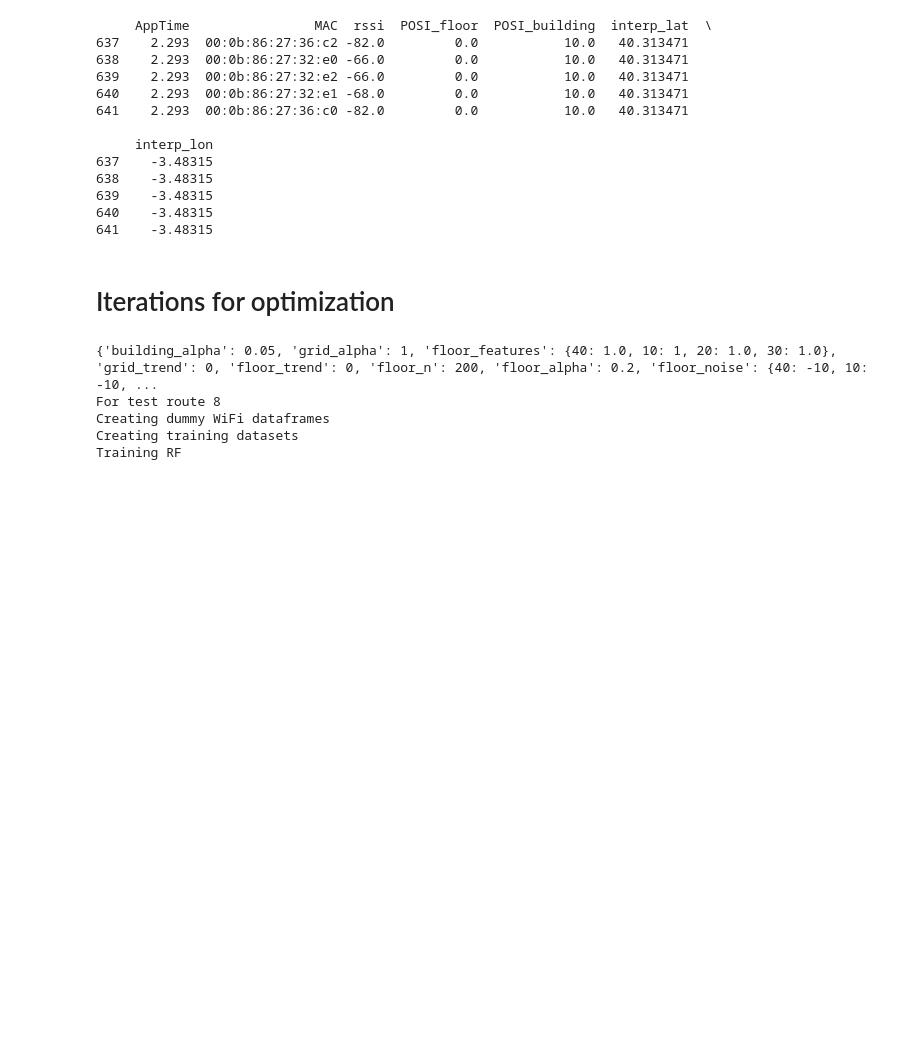
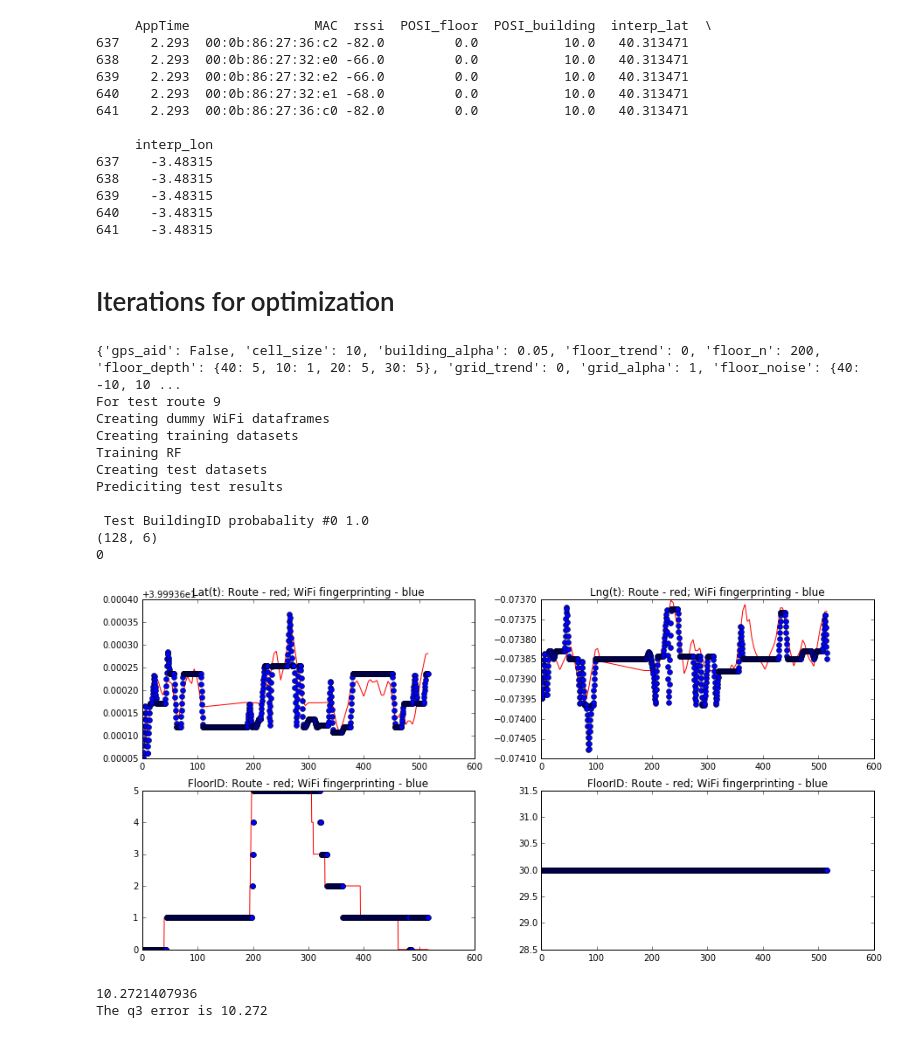
Before and after one commit to yairbeer/lis2016, a Jupyter notebook: heir-optimization.ipynb, the cells around one changed output. Drawn from its saved outputs; the diff is of its cells as text; code cells hidden in the pictures; blank space fills up the shorter version.

```diff
--- a/heir-optimization.ipynb
+++ b/heir-optimization.ipynb
@@ -467,3 +497,13 @@ def int_wifi_to_sub(time_samples, pred):
+# %%
+# plot debug info
+DEBUG = True
+# false if using real test data
+EVAL = True
+
+# split to different tracks in order to not overfit while testing
+ROUTES = [[0, 0, 1, 1], [2, 2, 3, 3, 4, 4], [5, 6], [7, 7, 8, 8, 9]]
+TEST_ROUTES = [9]
+INTERVAL = 0.5
 # %%
 from sklearn.ensemble import RandomForestClassifier
 from sklearn.grid_search import ParameterGrid
@@ -495,6 +535,7 @@ for params in ParameterGrid(param_grid):
 
         # Restarting variables
         wifi_dummy_building = []
+        wifi_dummy_floor = []
         wifi_dummy_total = []
 
         train_build = []
@@ -536,6 +577,8 @@ for params in ParameterGrid(param_grid):
 
         test_predictions = []
 
+        test_deg_m_scale = []
+
         test_sub_timestamps = []
         test_sub_results = []
         test_sub_predicitions = []
@@ -552,6 +595,13 @@ for params in ParameterGrid(param_grid):
             wifi_dummy_building.append([])
             for j in range(len(wifi[i])):
                 wifi_dummy_building[i].append(dummify_wifi_building(wifi[i][j], building_macs))
+
+        # Create floor wifi dummy variable
+        for i in range(len(wifi)):
+            wifi_dummy_floor.append([])
+            for j in range(len(wifi[i])):
+                wifi_dummy_floor[i].append(dummify_wifi_floor(wifi[i][j], floor_macs))
+
 
         # Create wifi dummy variable
         for i in range(len(wifi)):
@@ -736,6 +786,7 @@ for params in ParameterGrid(param_grid):
                                                          params['grid_alpha'], params['grid_trend'])
 
         """GPS prediction"""
+        print
         if params['gps_aid']:
             for i in range(len(track)):
                 gps.append([])
@@ -747,35 +798,51 @@ for params in ParameterGrid(param_grid):
                                            'interp_lat', 'interp_lon']
                     gps[-1][-1].index = gps[-1][-1]['AppTime'].values
                     gps[-1][-1] = gps[-1][-1].drop(['AppTime'], axis=1)
                     if ROUTES[i][j] == cur_test_route:
                         test_gps.append(gps[i][j])
 
         """Interpolate to wanted time stamps"""
         # Create a test answer with 0.5 seconds intervals
         test_i = 0
         for i in range(len(track)):
             for j in range(len(track[i])):
                 if ROUTES[i][j] == cur_test_route:
                     last_sample_time = track[i][j][1].iloc[-1]
                     test_sub_timestamps.append(np.arange(0, last_sample_time, INTERVAL))
                     test_sub_predicitions.append(int_wifi_to_sub(test_sub_timestamps[-1], test_predictions[test_i]))
                     if EVAL:
                         test_sub_results.append(int_wifi_to_sub(test_sub_timestamps[-1], test_wifi_results[test_i]))
                     test_i += 1
 
         """Plot predicitons"""
         if EVAL and DEBUG:
             for i in range(len(test_build)):
-                show_prediction(test_sub_results, test_sub_predicitions, i)
+                print(i)
+                show_prediction(test_sub_results[i], test_sub_predicitions[i])
 
         """Evaluate errors"""
-#         if EVAL:
+        if EVAL:
+            for i in range(len(test_build)):
+                test_deg_m_scale.append(dtom_calc(np.median(test_sub_predicitions[i]['Lat'].values), 1))
+                calc_errors(test_sub_results[i], test_sub_predicitions[i], test_deg_m_scale[i], DEBUG)
+
         """Write to file"""
-
+        if not EVAL:
+            for i in range(len(test_build)):
+                np.savetxt('try1_file%d.csv' % i, test_sub_predicitions[i].values, fmt='%.1f %.8f %.8f %d %d', delimiter=',')
         print('')
 # %% [output]
-{'building_alpha': 0.05, 'grid_alpha': 1, 'floor_features': {40: 1.0, 10: 1, 20: 1.0, 30: 1.0}, 'grid_trend': 0, 'floor_trend': 0, 'floor_n': 200, 'floor_alpha': 0.2, 'floor_noise': {40: -10, 10: -10, ...
-For test route 8
+{'gps_aid': False, 'cell_size': 10, 'building_alpha': 0.05, 'floor_trend': 0, 'floor_n': 200, 'floor_depth': {40: 5, 10: 1, 20: 5, 30: 5}, 'grid_trend': 0, 'grid_alpha': 1, 'floor_noise': {40: -10, 10 ...
+For test route 9
 Creating dummy WiFi dataframes
 Creating training datasets
 Training RF
+Creating test datasets
+Prediciting test results
+
+ Test BuildingID probabality #0 1.0
+(128, 6)
+0
+[figure, added]
+10.2721407936
+The q3 error is 10.272
```
Also changed, not shown: parts of 7 cells of this notebook.
